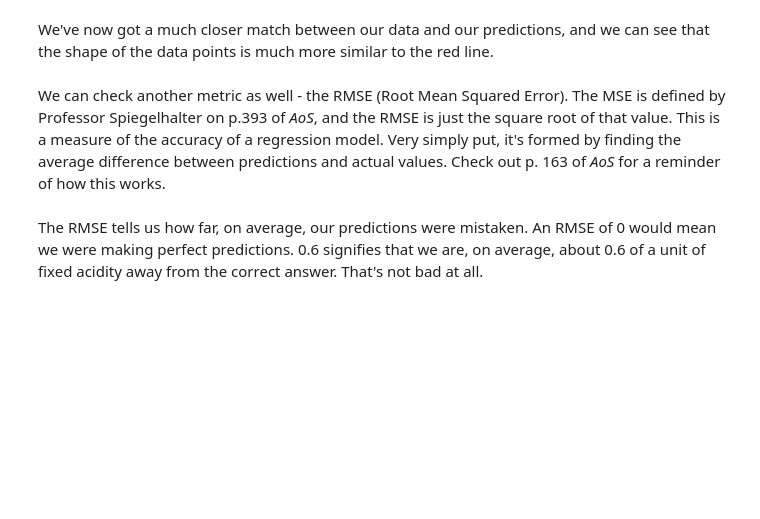
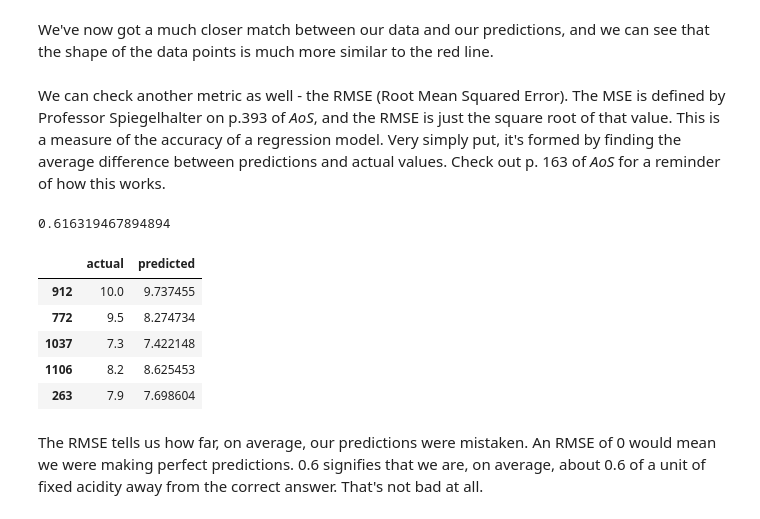
Before and after one commit to asaadkhattab/RedWineQuality, a Jupyter notebook: RedWineLR.ipynb, the cells around one changed output. Drawn from its saved outputs; the diff is of its cells as text; code cells hidden in the pictures; blank space fills up the shorter version.

```diff
--- a/RedWineLR.ipynb
+++ b/RedWineLR.ipynb
@@ -459,9 +497,24 @@ _ _ _
 # %%
 # Get predictions from rModel3
-_ _ _
+y_pred = rModel3_results.predict(X_test)
 
 # Put the predictions & actual values into a dataframe
-_ _ _
+matches = pd.DataFrame(y_test)
+matches.rename(columns = {'fixed acidity':'actual'}, inplace=True)
+matches["predicted"] = y_pred
+
+rmse(matches["actual"], matches["predicted"])
+# %% [output]
+0.616319467894894
+# %%
+matches.head()
+# %% [output]
+|  | actual | predicted |
+| 912 | 10.0 | 9.737455 |
+| 772 | 9.5 | 8.274734 |
+| 1037 | 7.3 | 7.422148 |
+| 1106 | 8.2 | 8.625453 |
+| 263 | 7.9 | 7.698604 |
 # %% [markdown]
 The RMSE tells us how far, on average, our predictions were mistaken. An RMSE of 0 would mean we were making perfect predictions. 0.6 signifies that we are, on average, about 0.6 of a unit of fixed acidity away from the correct answer. That's not bad at all.
 # %% [markdown]
```
Also changed, not shown: parts of 7 cells of this notebook.
